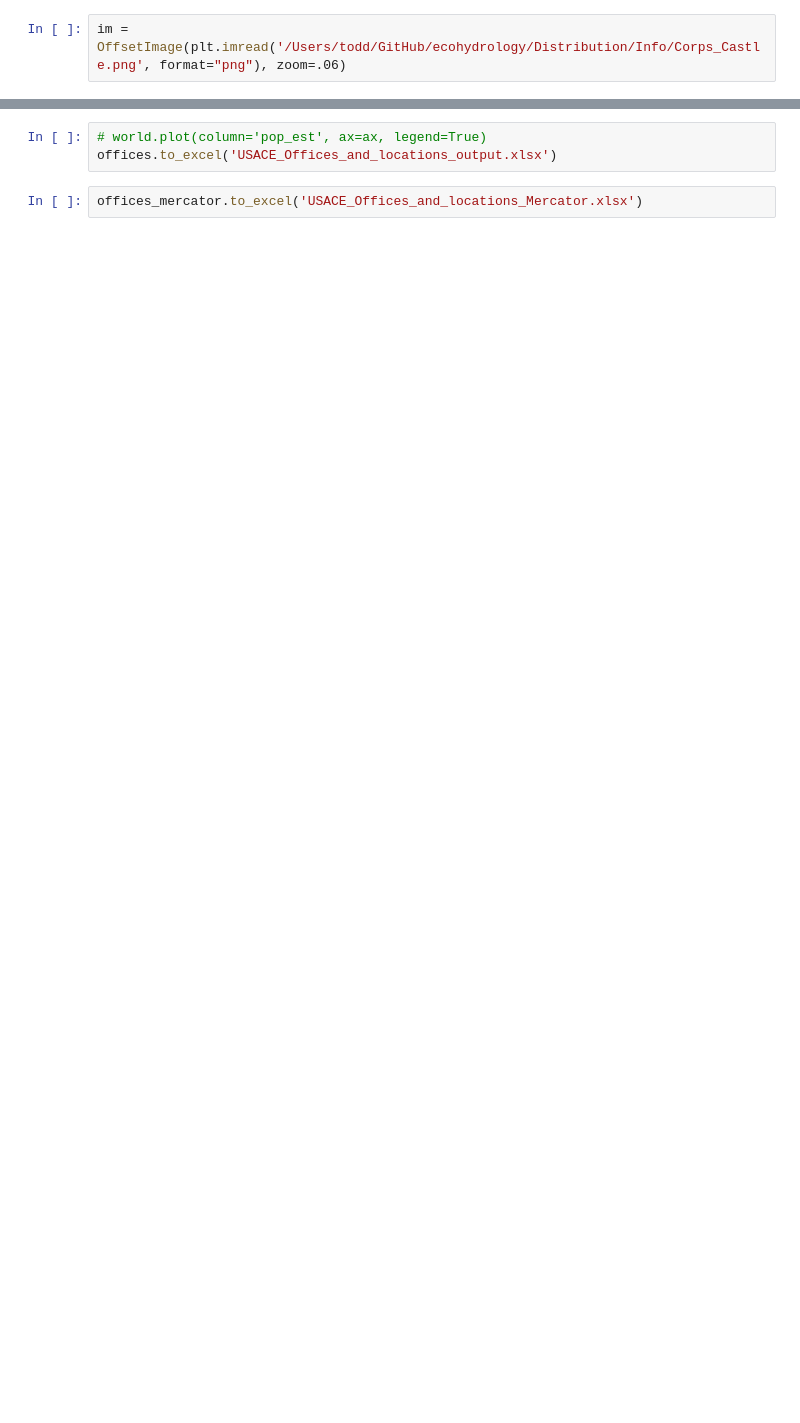
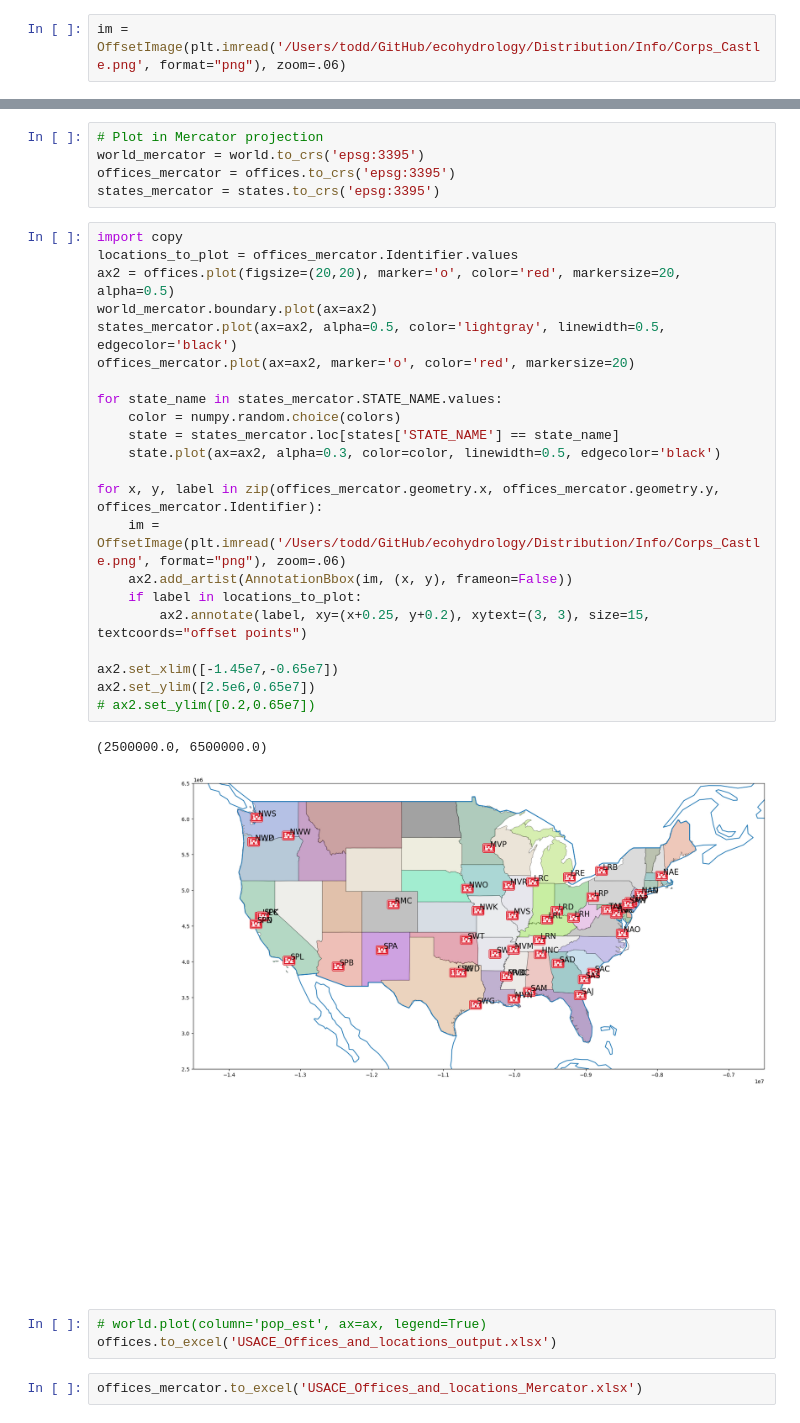
Before and after one commit to EcohydrologyTeam/Distribution, a Jupyter notebook: Info/Plot_USACE_office_locations_xls.ipynb, the cells around one changed output, grey strips where cells are left out. Saved outputs shown, nothing was run; the diff lists cells and outputs as text; blank space fills up the shorter version.

```diff
--- a/Info/Plot_USACE_office_locations_xls.ipynb
+++ b/Info/Plot_USACE_office_locations_xls.ipynb
@@ -96,3 +67,33 @@ ax.set_ylim([-1,1.25e7])
+# %%
+# Plot in Mercator projection
+world_mercator = world.to_crs('epsg:3395')
+offices_mercator = offices.to_crs('epsg:3395')
+states_mercator = states.to_crs('epsg:3395')
+# %%
+import copy
+locations_to_plot = offices_mercator.Identifier.values
+ax2 = offices.plot(figsize=(20,20), marker='o', color='red', markersize=20, alpha=0.5)
+world_mercator.boundary.plot(ax=ax2)
+states_mercator.plot(ax=ax2, alpha=0.5, color='lightgray', linewidth=0.5, edgecolor='black')
+offices_mercator.plot(ax=ax2, marker='o', color='red', markersize=20)
+
+for state_name in states_mercator.STATE_NAME.values:
+    color = numpy.random.choice(colors)
+    state = states_mercator.loc[states['STATE_NAME'] == state_name]
+    state.plot(ax=ax2, alpha=0.3, color=color, linewidth=0.5, edgecolor='black')
+
+for x, y, label in zip(offices_mercator.geometry.x, offices_mercator.geometry.y, offices_mercator.Identifier):
+    im = OffsetImage(plt.imread('/Users/todd/GitHub/ecohydrology/Distribution/Info/Corps_Castle.png', format="png"), zoom=.06)
+    ax2.add_artist(AnnotationBbox(im, (x, y), frameon=False))
+    if label in locations_to_plot:
+        ax2.annotate(label, xy=(x+0.25, y+0.2), xytext=(3, 3), size=15, textcoords="offset points")
+
+ax2.set_xlim([-1.45e7,-0.65e7])
+ax2.set_ylim([2.5e6,0.65e7])
+# ax2.set_ylim([0.2,0.65e7])
+# %% [output]
+(2500000.0, 6500000.0)
+[figure, added]
 # %%
 # world.plot(column='pop_est', ax=ax, legend=True)
 offices.to_excel('USACE_Offices_and_locations_output.xlsx')
```
Also changed, not shown: parts of 7 cells of this notebook, 2 other files.
